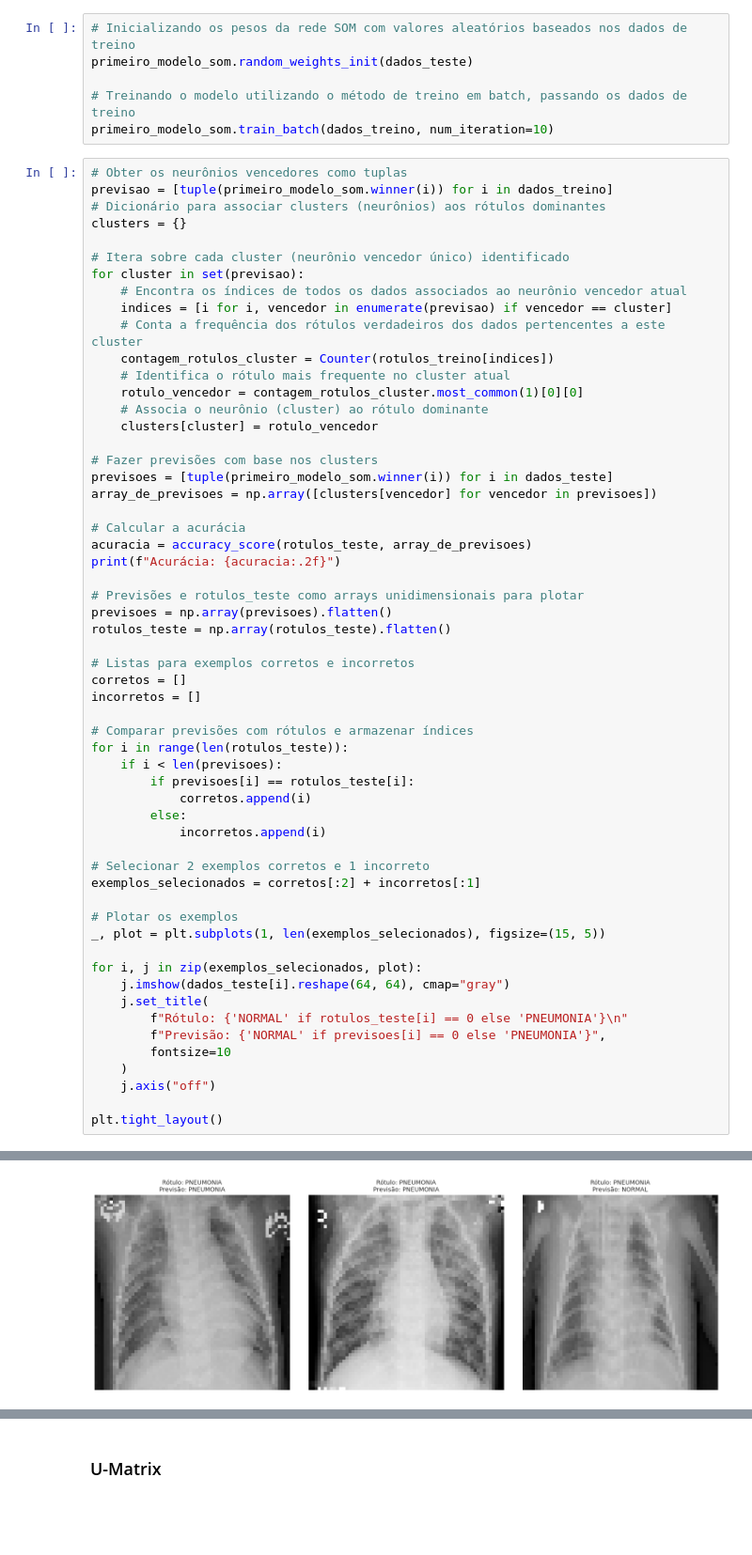
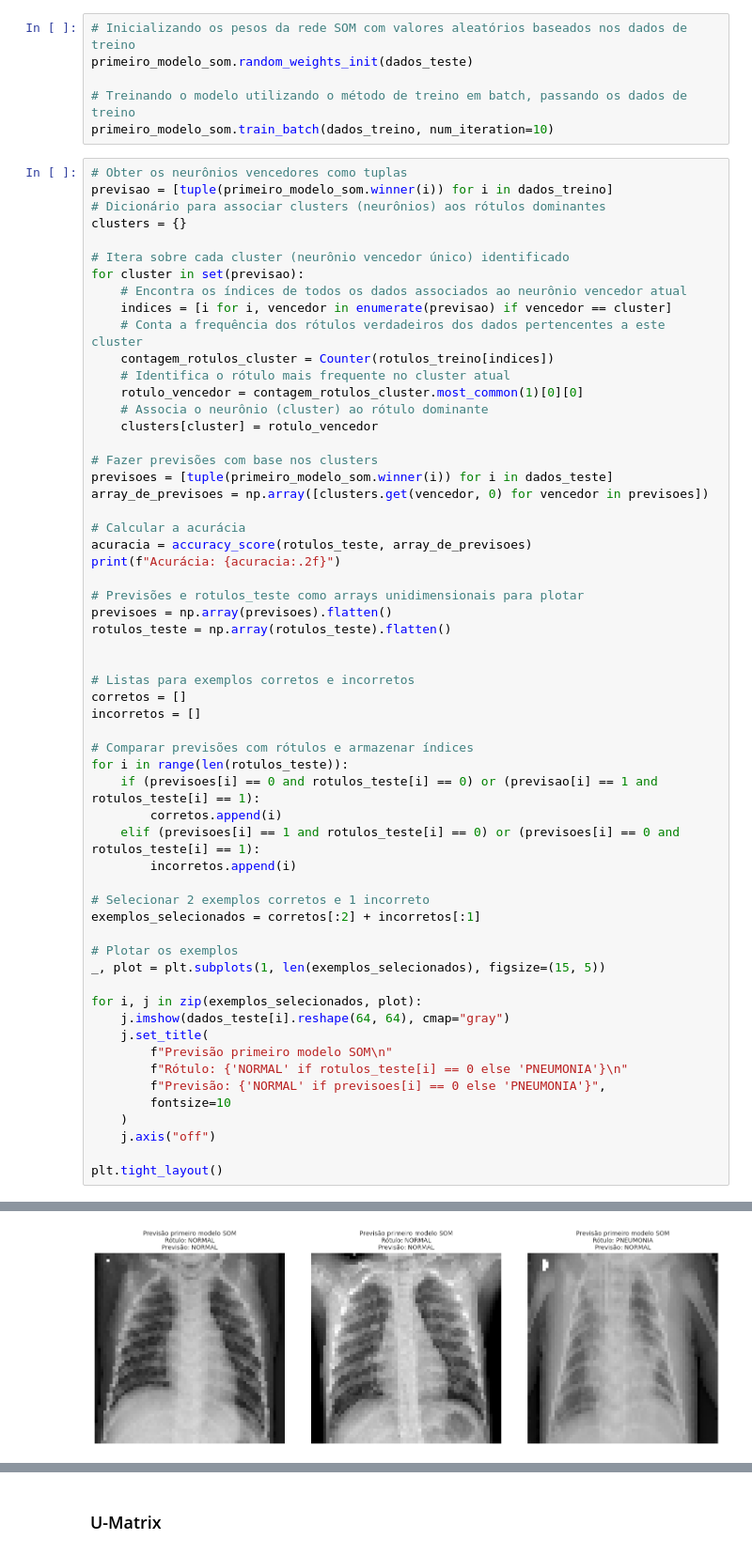
Before and after one commit to guipereira2/Projetos_RedesNeurais, a Jupyter notebook: Projeto 2 - Modelo não supervisionado/Projeto2.ipynb, the cells around one changed output, grey strips where cells are left out. Shown at 94% size. Drawn from its saved outputs; the diff is of its cells as text; blank space fills up the shorter version.

Commit message:
Segundo modelo SOM

```diff
--- a/Projeto 2 - Modelo não supervisionado/Projeto2.ipynb
+++ b/Projeto 2 - Modelo não supervisionado/Projeto2.ipynb
@@ -198,7 +198,7 @@ for cluster in set(previsao):
 
 # Fazer previsões com base nos clusters
 previsoes = [tuple(primeiro_modelo_som.winner(i)) for i in dados_teste]
-array_de_previsoes = np.array([clusters[vencedor] for vencedor in previsoes])
+array_de_previsoes = np.array([clusters.get(vencedor, 0) for vencedor in previsoes])
 
 # Calcular a acurácia
 acuracia = accuracy_score(rotulos_teste, array_de_previsoes)
@@ -208,17 +208,17 @@ print(f"Acurácia: {acuracia:.2f}")
 previsoes = np.array(previsoes).flatten()
 rotulos_teste = np.array(rotulos_teste).flatten()
 
+
 # Listas para exemplos corretos e incorretos
 corretos = []
 incorretos = []
 
 # Comparar previsões com rótulos e armazenar índices
 for i in range(len(rotulos_teste)):
-    if i < len(previsoes):
-        if previsoes[i] == rotulos_teste[i]:
-            corretos.append(i)
-        else:
-            incorretos.append(i)
+    if (previsoes[i] == 0 and rotulos_teste[i] == 0) or (previsao[i] == 1 and rotulos_teste[i] == 1):
+        corretos.append(i)
+    elif (previsoes[i] == 1 and rotulos_teste[i] == 0) or (previsoes[i] == 0 and rotulos_teste[i] == 1):
+        incorretos.append(i)
 
 # Selecionar 2 exemplos corretos e 1 incorreto
 exemplos_selecionados = corretos[:2] + incorretos[:1]
@@ -229,6 +229,7 @@ _, plot = plt.subplots(1, len(exemplos_selecionados), figsize=(15, 5))
 for i, j in zip(exemplos_selecionados, plot):
     j.imshow(dados_teste[i].reshape(64, 64), cmap="gray")
     j.set_title(
+        f"Previsão primeiro modelo SOM\n"
         f"Rótulo: {'NORMAL' if rotulos_teste[i] == 0 else 'PNEUMONIA'}\n"
         f"Previsão: {'NORMAL' if previsoes[i] == 0 else 'PNEUMONIA'}",
         fontsize=10
@@ -241,2 +242,2 @@ Acurácia: 0.66
-[figure, old version]
+[figure, new version]
 # %% [markdown]
```
Also changed, not shown: parts of 10 cells of this notebook.
